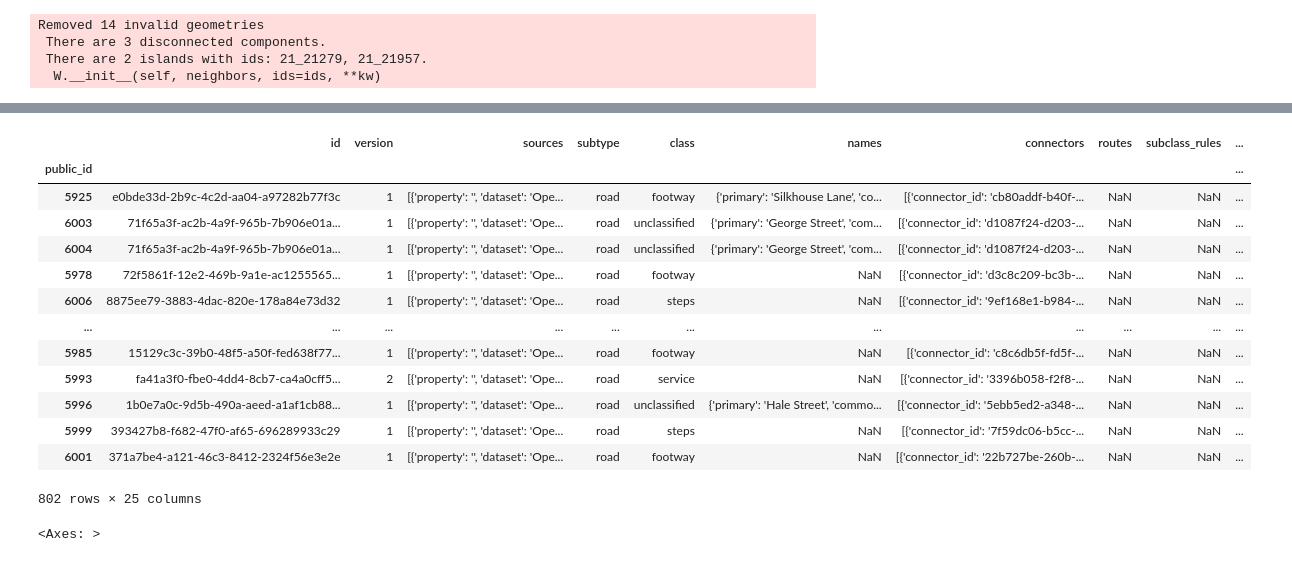
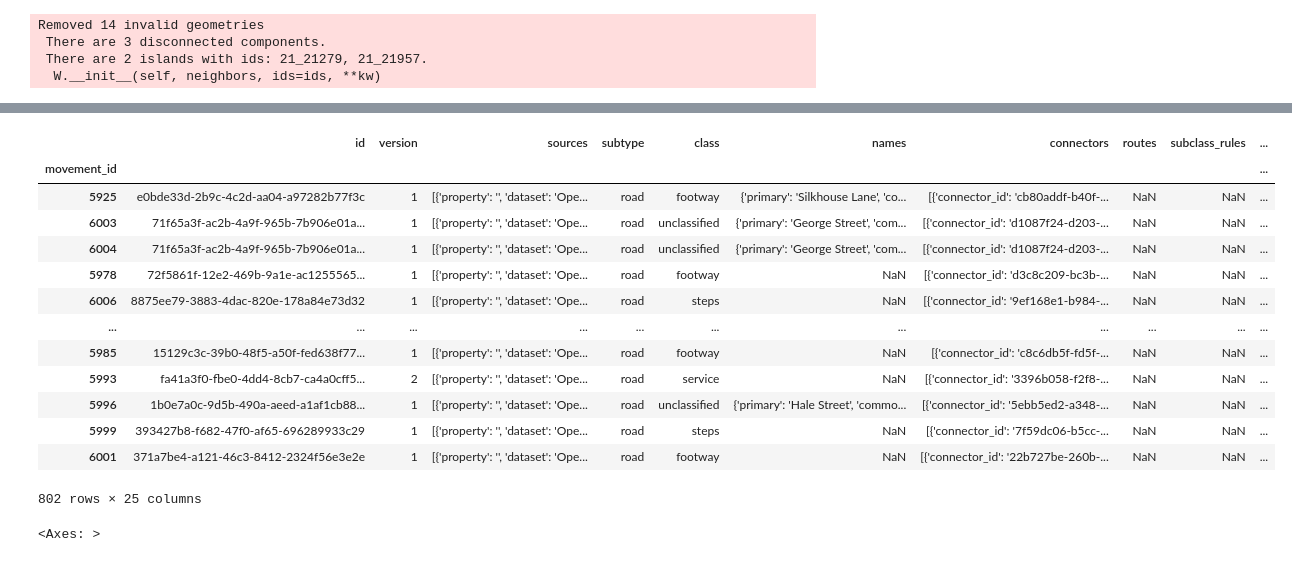
Before and after one commit to yu-ta-sato/city2graph, a Jupyter notebook: docs/examples/morphological_graph_from_overturemaps.ipynb, the cells around one changed output, grey strips where cells are left out. Drawn from its saved outputs; the diff is of its cells as text; code cells hidden in the pictures.

```diff
--- a/docs/examples/morphological_graph_from_overturemaps.ipynb
+++ b/docs/examples/morphological_graph_from_overturemaps.ipynb
@@ -244,10 +244,10 @@ morpho_edges[('private', 'touched_to', 'private')].head()
 |  | 3_21881 | 101.010127 | LINESTRING (334873.498 390439.91,... | 3 |
 |  | 3_21888 | 62.819823 | LINESTRING (334873.498 390439.91,... | 3 |
 # %%
-morpho_nodes["public"]
+morpho_nodes["movement"]
 # %% [output]
 |  | id | version | sources | subtype | class | names | connectors | routes | subclass_rules | ... |
-| public_id |  |  |  |  |  |  |  |  |  | ... |
+| movement_id |  |  |  |  |  |  |  |  |  | ... |
 | 5925 | e0bde33d-2b9c-4c2d-aa04-a97282b77f3c | 1 | [{'property': '', 'dataset': 'Ope... | road | footway | {'primary': 'Silkhouse Lane', 'co... | [{'connector_id': 'cb80addf-b40f-... | NaN | NaN | ... |
 | 6003 | 71f65a3f-ac2b-4a9f-965b-7b906e01a... | 1 | [{'property': '', 'dataset': 'Ope... | road | unclassified | {'primary': 'George Street', 'com... | [{'connector_id': 'd1087f24-d203-... | NaN | NaN | ... |
 | 6004 | 71f65a3f-ac2b-4a9f-965b-7b906e01a... | 1 | [{'property': '', 'dataset': 'Ope... | road | unclassified | {'primary': 'George Street', 'com... | [{'connector_id': 'd1087f24-d203-... | NaN | NaN | ... |
```
Also changed, not shown: parts of 21 cells of this notebook, 6 other files.
